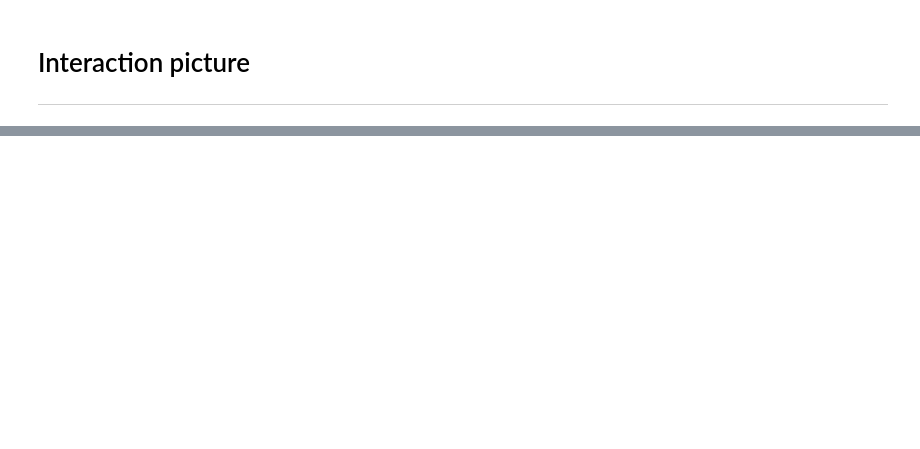
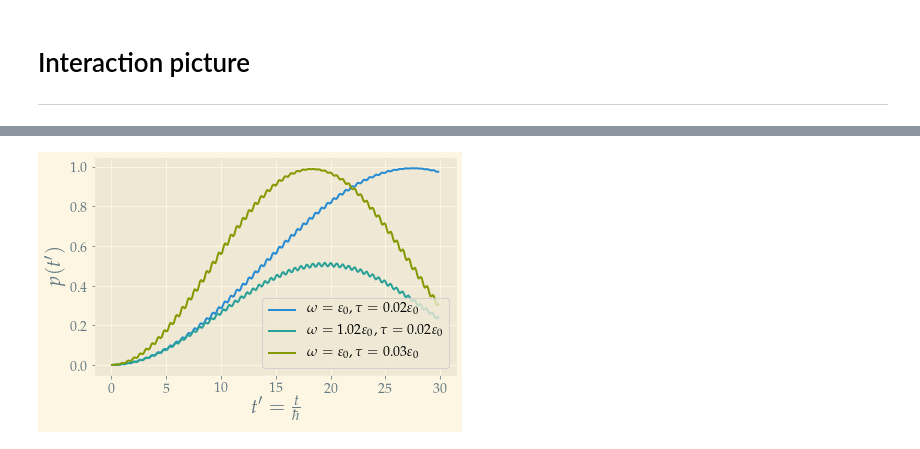
Before and after one commit to kklocker/NumFys, a Jupyter notebook: Assignment_3/Modified_box_potential.ipynb, the cells around one changed output, grey strips where cells are left out. Drawn from its saved outputs; the diff is of its cells as text; code cells hidden in the pictures; blank space fills up the shorter version.

```diff
--- a/Assignment_3/Modified_box_potential.ipynb
+++ b/Assignment_3/Modified_box_potential.ipynb
@@ -152,0 +168,6 @@ hbar=1.05e-34
+# %%
+dt = 0.1
+N_t = 300
+omega = 1.02*ep
+%time psi_t_1 = two_level_evolve(g0, dt, N_t, ep, omega, tau=0.02*ep)
+%time psi_t_2 = two_level_evolve(g0, dt, N_t, ep, ep, tau=0.03*ep)
@@ -152,0 +177,20 @@ hbar=1.05e-34
+# %%
+prob_1 =[np.abs(2*inner_product(p, e0))**2 for p in psi_t_1]
+prob_2 =[np.abs(2*inner_product(p, e0))**2 for p in psi_t_2]
+t = np.arange(0,dt*N_t, dt)
+
+fig=plt.figure(figsize=(6, 4))
+
+plt.plot(t, prob,  label=fr"$\omega = \varepsilon_0, \tau = 0.02\varepsilon_0$")
+plt.plot(t, prob_1, label=fr"$\omega = 1.02\varepsilon_0, \tau = 0.02\varepsilon_0$")
+plt.plot(t, prob_2,label=fr"$\omega = \varepsilon_0, \tau = 0.03\varepsilon_0$")
+
+plt.xlabel(fr"$t' = \frac{{t}}{{\hbar}}$", size =20)
+plt.ylabel(fr"$p(t')$", size=20)
+# plt.plot(t, p(t, 0.02*ep),label=fr"Analytic")
+plt.legend(fontsize=14)
+# plt.ylim(0, 1.4)
+fig.tight_layout()
+plt.savefig("report/img/stuff.pdf", facecolor=fig.get_facecolor())
+# %% [output]
+[figure, added]
```
Also changed, not shown: parts of 23 cells of this notebook, 14 other files.
